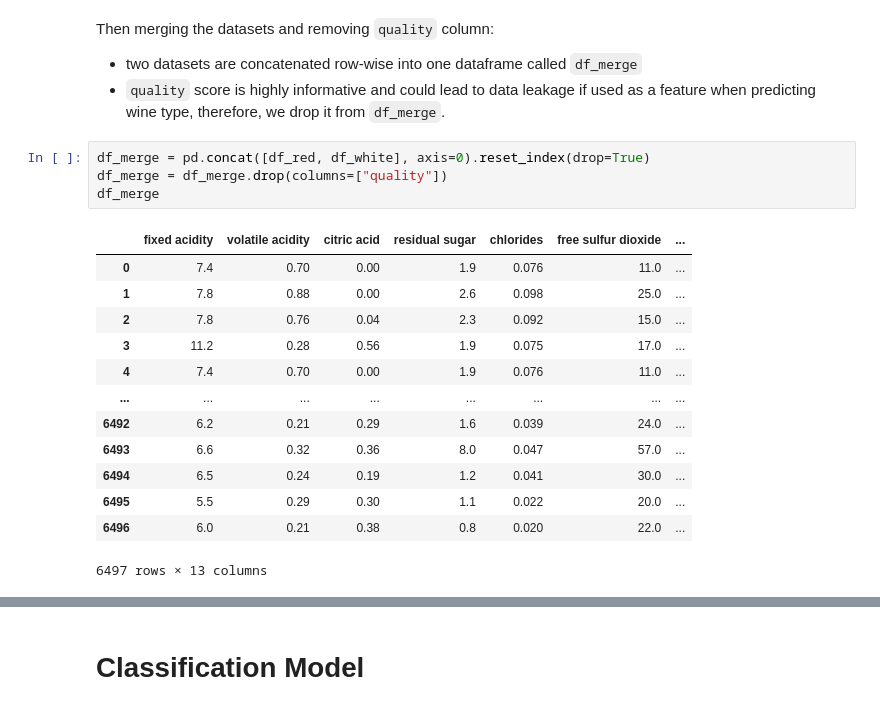
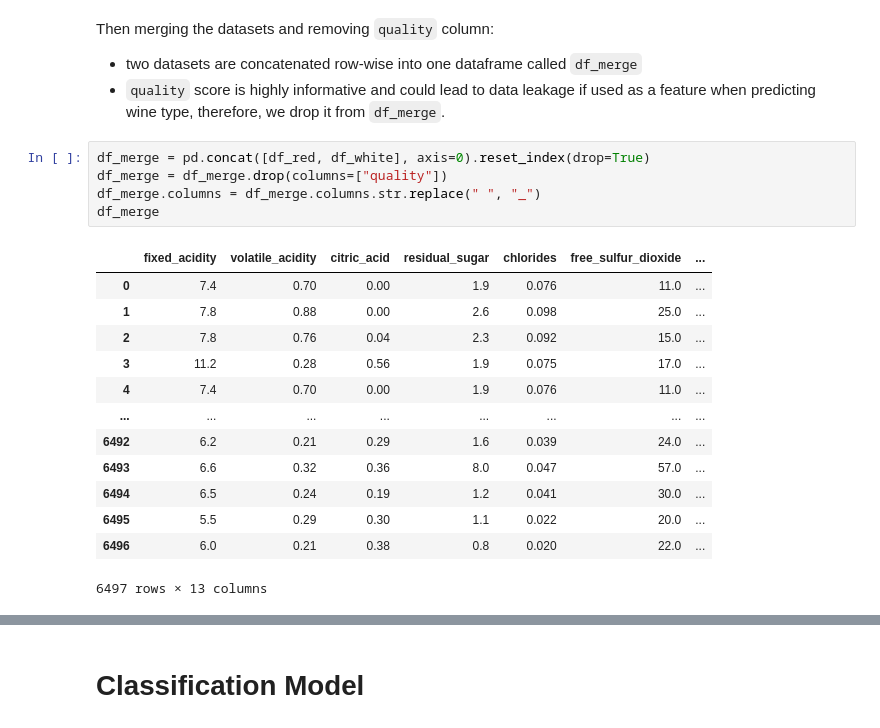
Before and after one commit to PAT0216/wine-classification, a Jupyter notebook: wine_classifier.ipynb, the cells around one changed output, grey strips where cells are left out. Drawn from its saved outputs; the diff is of its cells as text.

```diff
--- a/wine_classifier.ipynb
+++ b/wine_classifier.ipynb
@@ -32,9 +32,10 @@ Then merging the datasets and removing `quality` column:
 # %%
 df_merge = pd.concat([df_red, df_white], axis=0).reset_index(drop=True)
 df_merge = df_merge.drop(columns=["quality"])
+df_merge.columns = df_merge.columns.str.replace(" ", "_")
 df_merge
 # %% [output]
-|  | fixed acidity | volatile acidity | citric acid | residual sugar | chlorides | free sulfur dioxide | ... |
+|  | fixed_acidity | volatile_acidity | citric_acid | residual_sugar | chlorides | free_sulfur_dioxide | ... |
 | 0 | 7.4 | 0.70 | 0.00 | 1.9 | 0.076 | 11.0 | ... |
 | 1 | 7.8 | 0.88 | 0.00 | 2.6 | 0.098 | 25.0 | ... |
 | 2 | 7.8 | 0.76 | 0.04 | 2.3 | 0.092 | 15.0 | ... |
```
Also changed, not shown: parts of 7 cells of this notebook.
